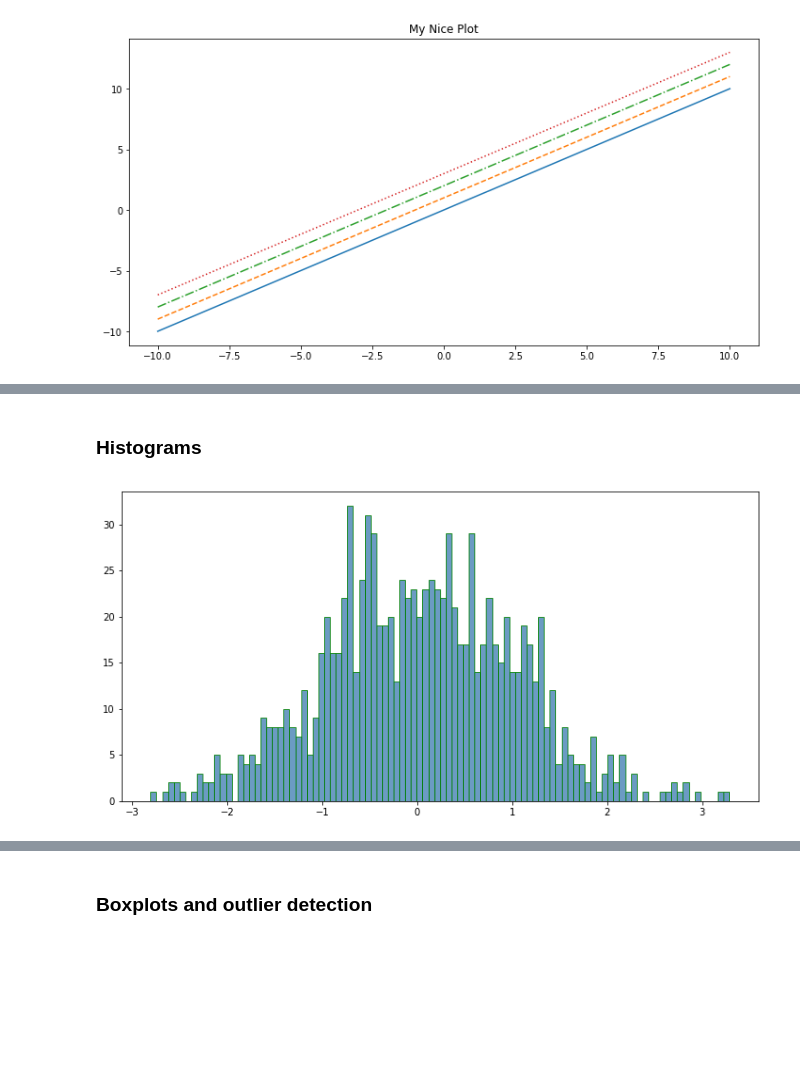
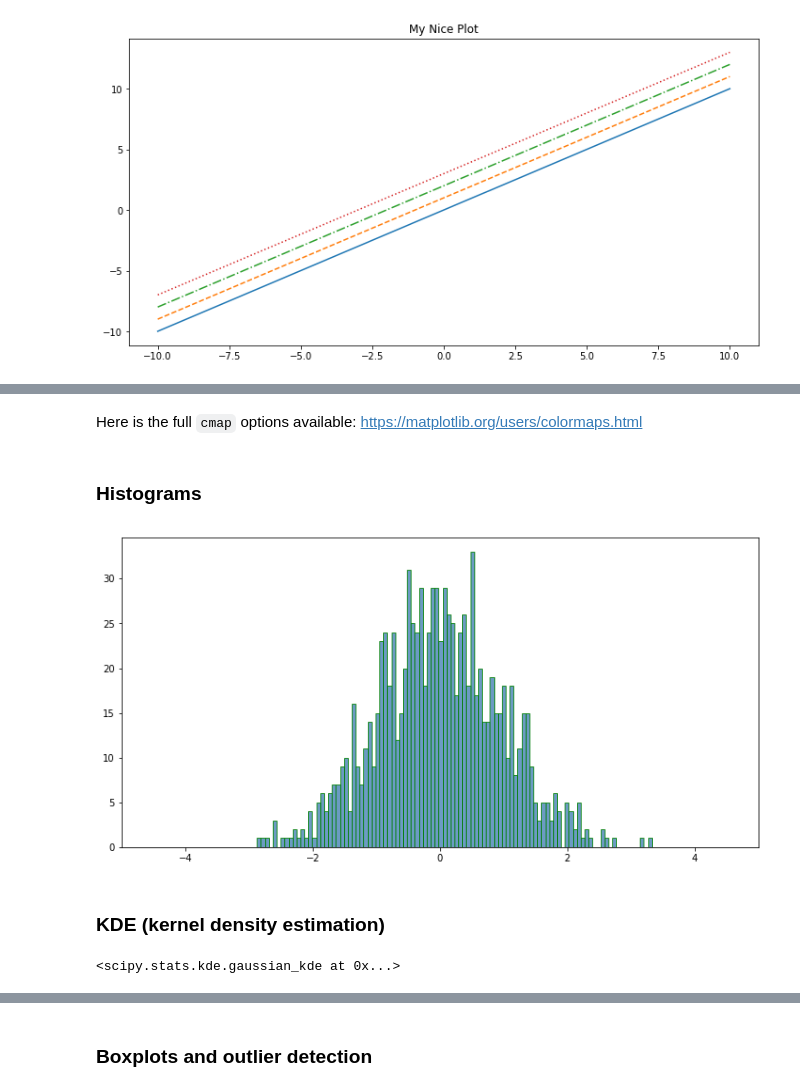
Before and after one commit to snyderjamie/ds-class-2-cleaning-data, a Jupyter notebook: 4 - More Visualizations.ipynb, the cells around one changed output, grey strips where cells are left out. Drawn from its saved outputs; the diff is of its cells as text; code cells hidden in the pictures; blank space fills up the shorter version.

```diff
--- a/4 - More Visualizations.ipynb
+++ b/4 - More Visualizations.ipynb
@@ -125,13 +209,28 @@ plt.show()
+# %% [markdown]
+Here is the full `cmap` options available: https://matplotlib.org/users/colormaps.html
 # %% [markdown]
 ### Histograms
 # %%
 values = np.random.randn(1000)
 # %%
-fig, axes = plt.subplots(figsize=(12, 6))
-axes.hist(values, bins=100, alpha=0.8,
+plt.subplots(figsize=(12, 6))
+
+plt.hist(values, bins=100, alpha=0.8,
           histtype='bar', color='steelblue',
-          edgecolor='green');
+          edgecolor='green')
+plt.xlim(xmin=-5, xmax=5)
+
+plt.show()
 # %% [output]
-[figure, old version]
+[figure, new version]
 # %%
 fig.savefig('hist.png')
+# %% [markdown]
+### KDE (kernel density estimation)
+# %%
+from scipy import stats
+
+density = stats.kde.gaussian_kde(values)
+density
+# %% [output]
+<scipy.stats.kde.gaussian_kde at 0x...>
```
Also changed, not shown: parts of 27 cells of this notebook, 1 other file.
